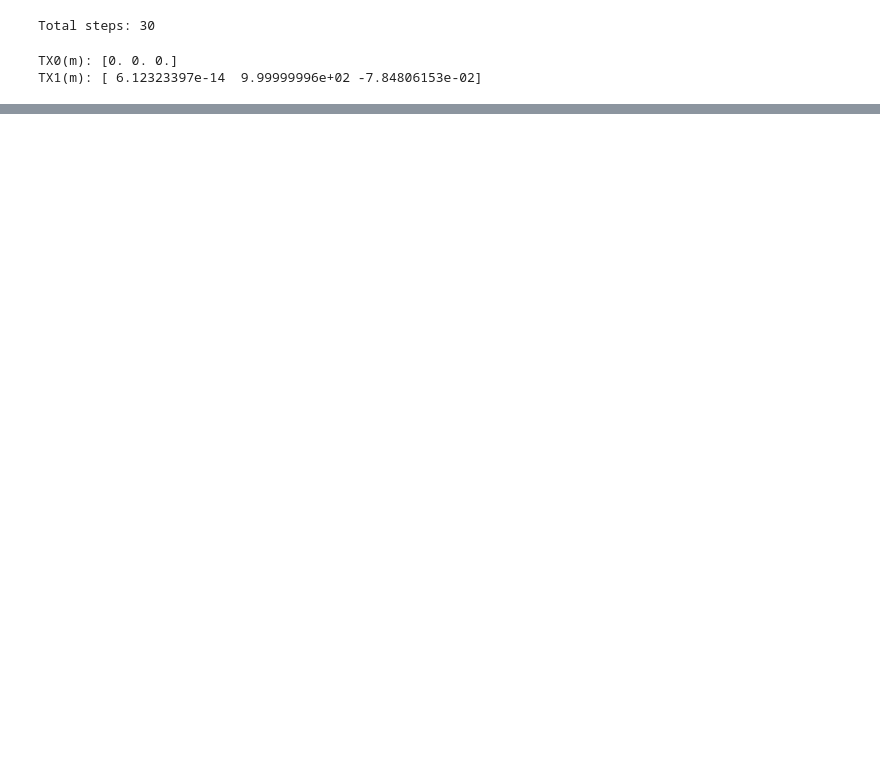
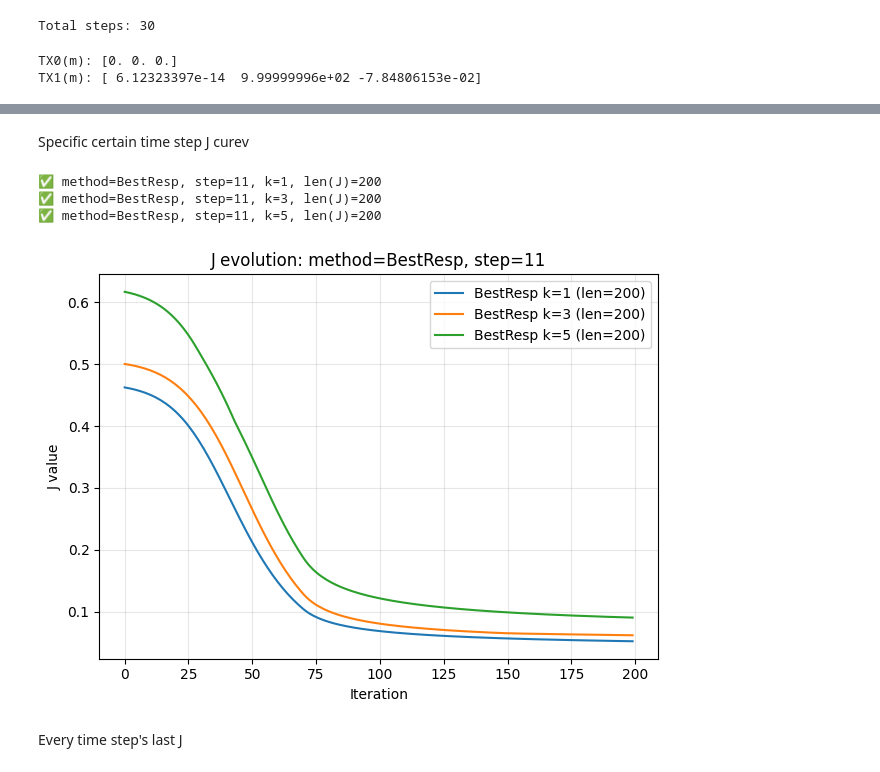
Before and after one commit to Shizhen-Jia/Anti-jamming-unsync, a Jupyter notebook: conv.ipynb, the cells around one changed output, grey strips where cells are left out. Drawn from its saved outputs; the diff is of its cells as text; code cells hidden in the pictures; blank space fills up the shorter version.

```diff
--- a/conv.ipynb
+++ b/conv.ipynb
@@ -333,0 +342,59 @@ BestResp | t#5/30 | k=5 | sats=STARLINK-11506 [DTC],STARLINK-11655 [DTC],STARLIN
+# %% [markdown]
+Specific certain time step J curev
+# %%
+import json
+import matplotlib.pyplot as plt
+
+def inspect_J_curve(filepath, method, step_idx):
+    """
+    检查结果文件中某个方法(method)和时间步(step_idx)对应的 J 曲线。
+
+    Args:
+        filepath : str, JSONL 文件路径 (如 "results_hist.jsonl")
+        method   : str, 方法名 (例如 "MirrorProx" 或 "BestResp")
+        step_idx : int, 要查看的 step 索引 (即你的 for 循环中的 step_idx)
+    Returns:
+        int : J 的长度
+    """
+    # 逐行读取文件
+    with open(filepath, "r", encoding="utf-8") as f:
+        entries = [json.loads(line) for line in f if line.strip()]
+
+    # 过滤出对应的方法和step
+    matches = [e for e in entries if e.get("method") == method and e.get("step_idx") == step_idx]
+
+    if len(matches) == 0:
+        print(f"⚠️ 没找到 method='{method}', step={step_idx} 的数据")
+        return None
+
+    # 通常每个 step 可能有多个 k（1,3,5）
+    for e in matches:
+        k = e.get("k")
+        hist = e.get("hist", {})
+        J = hist.get("J", [])
+        if not J:
+            print(f"⚠️ k={k} 没有 J 数据")
+            continue
+
+        print(f"✅ method={method}, step={step_idx}, k={k}, len(J)={len(J)}")
+        plt.plot(J, label=f"{method} k={k} (len={len(J)})")
+
+    plt.xlabel("Iteration")
+    plt.ylabel("J value")
+    plt.title(f"J evolution: method={method}, step={step_idx}")
+    plt.legend()
+    plt.grid(True, alpha=0.3)
+    plt.tight_layout()
+    plt.show()
+
+    return
+
+
+inspect_J_curve("allarray1km_timeseries_5min.jsonl", method="BestResp", step_idx=11)
+# %% [output]
+✅ method=BestResp, step=11, k=1, len(J)=200
+✅ method=BestResp, step=11, k=3, len(J)=200
+✅ method=BestResp, step=11, k=5, len(J)=200
+[figure, added]
+# %% [markdown]
+Every time step's last J
```
Also changed, not shown: parts of 2 cells of this notebook, 1 other file.
